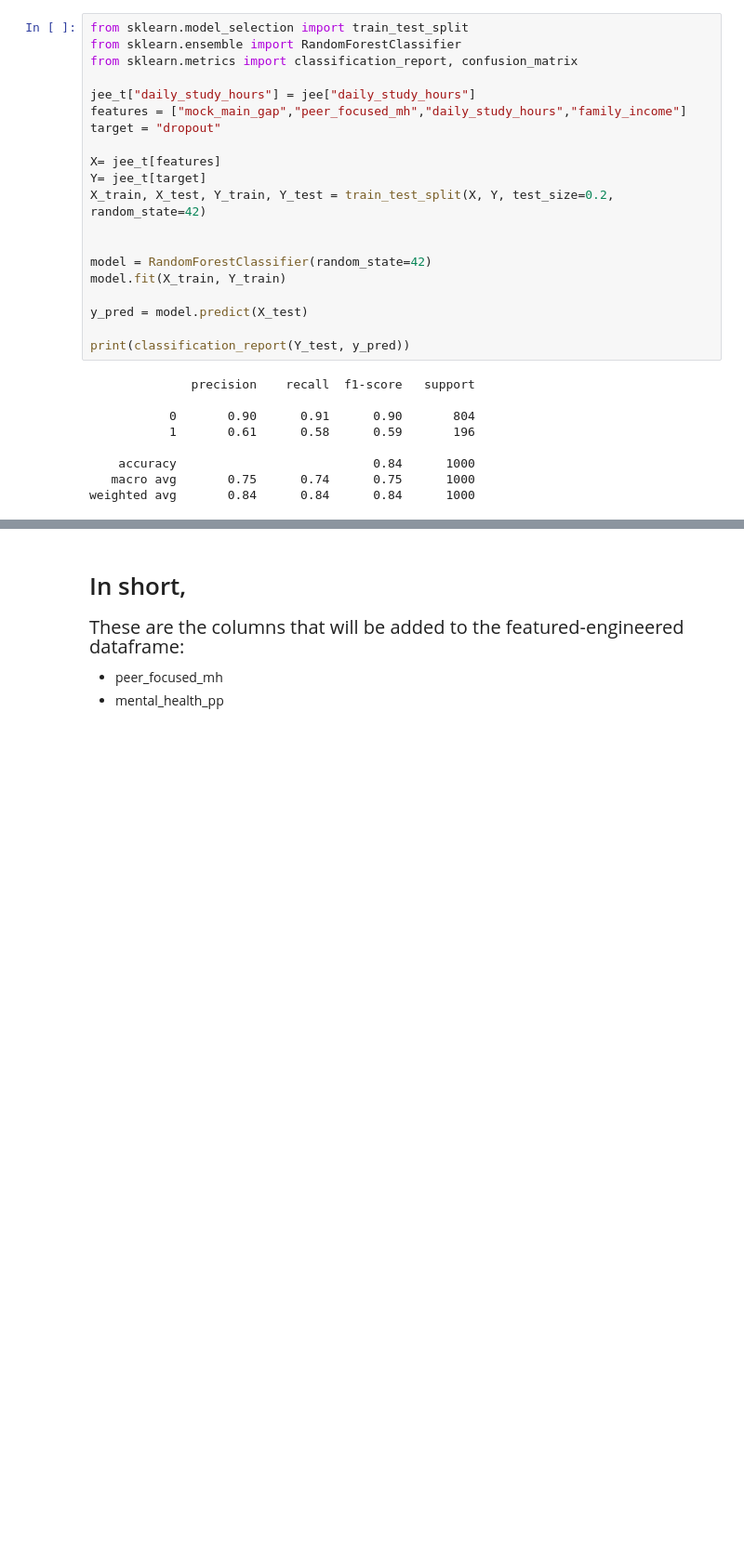
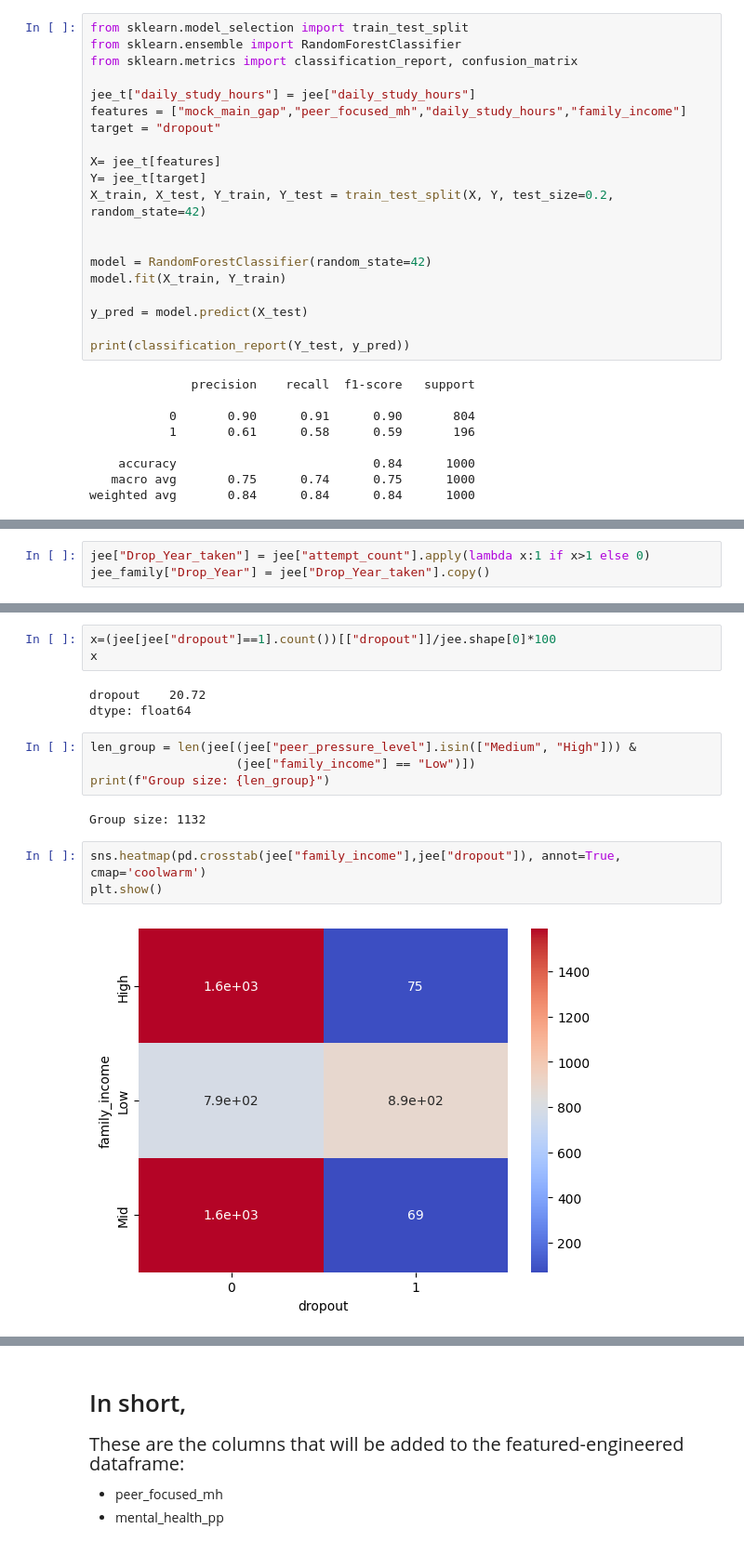
Before and after one commit to Chracker24/JEE_Dropout_ML_Project, a Jupyter notebook: Data Analysis/Feature_Engineering.ipynb, the cells around one changed output, grey strips where cells are left out. Shown at 93% size. Saved outputs shown, nothing was run; the diff lists cells and outputs as text; blank space fills up the shorter version.

```diff
--- a/Data Analysis/Feature_Engineering.ipynb
+++ b/Data Analysis/Feature_Engineering.ipynb
@@ -436,0 +567,3 @@ c:\Users\chrch\AppData\Local\Programs\Python\Python311\python.exe
+# %%
+jee["Drop_Year_taken"] = jee["attempt_count"].apply(lambda x:1 if x>1 else 0)
+jee_family["Drop_Year"] = jee["Drop_Year_taken"].copy()
@@ -436,0 +600,17 @@ c:\Users\chrch\AppData\Local\Programs\Python\Python311\python.exe
+# %%
+x=(jee[jee["dropout"]==1].count())[["dropout"]]/jee.shape[0]*100
+x
+# %% [output]
+dropout    20.72
+dtype: float64
+# %%
+len_group = len(jee[(jee["peer_pressure_level"].isin(["Medium", "High"])) &
+                    (jee["family_income"] == "Low")])
+print(f"Group size: {len_group}")
+# %% [output]
+Group size: 1132
+# %%
+sns.heatmap(pd.crosstab(jee["family_income"],jee["dropout"]), annot=True, cmap='coolwarm')
+plt.show()
+# %% [output]
+[figure, added]
```
Also changed, not shown: parts of 61 cells of this notebook, 1 other file.
